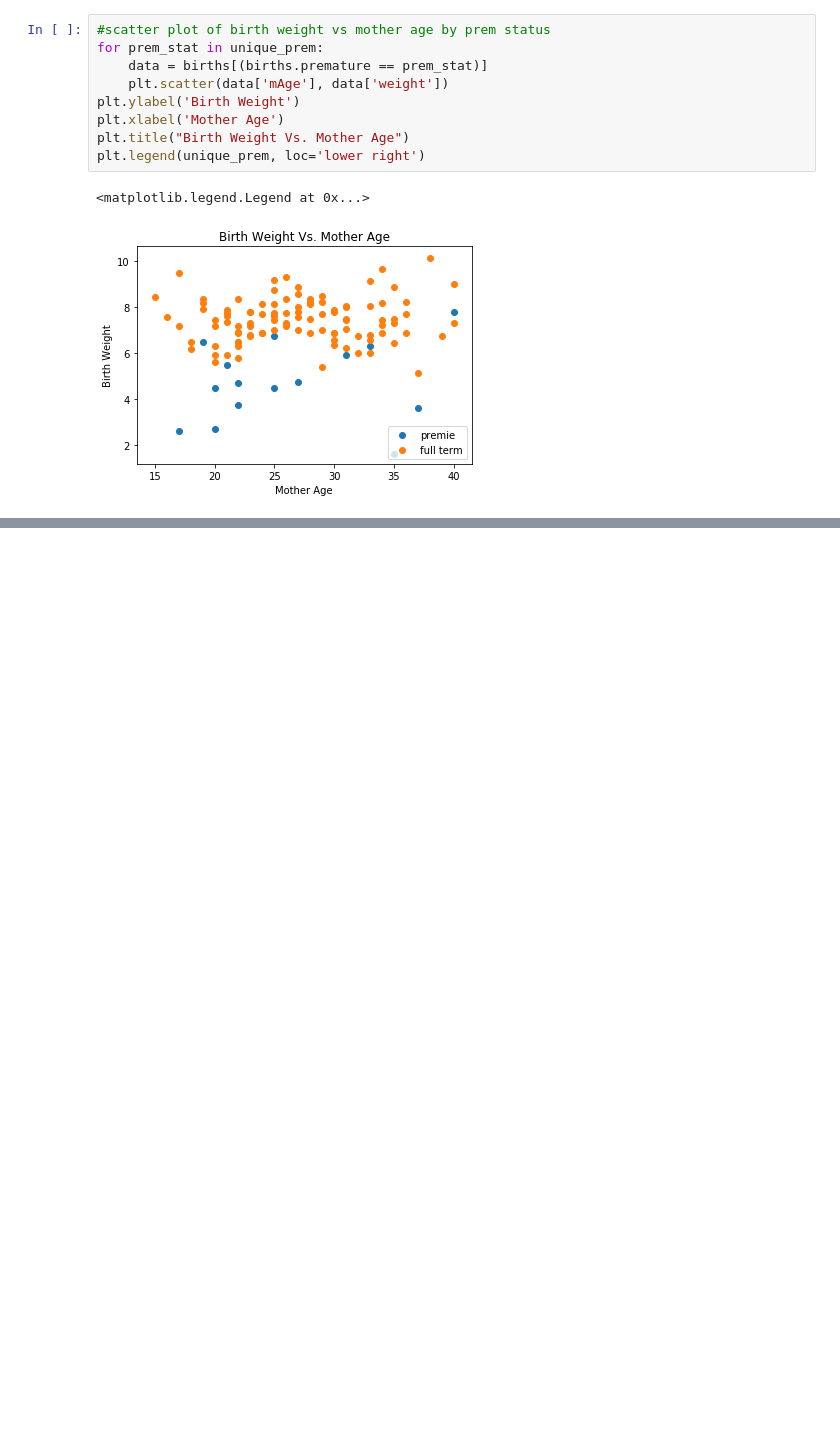
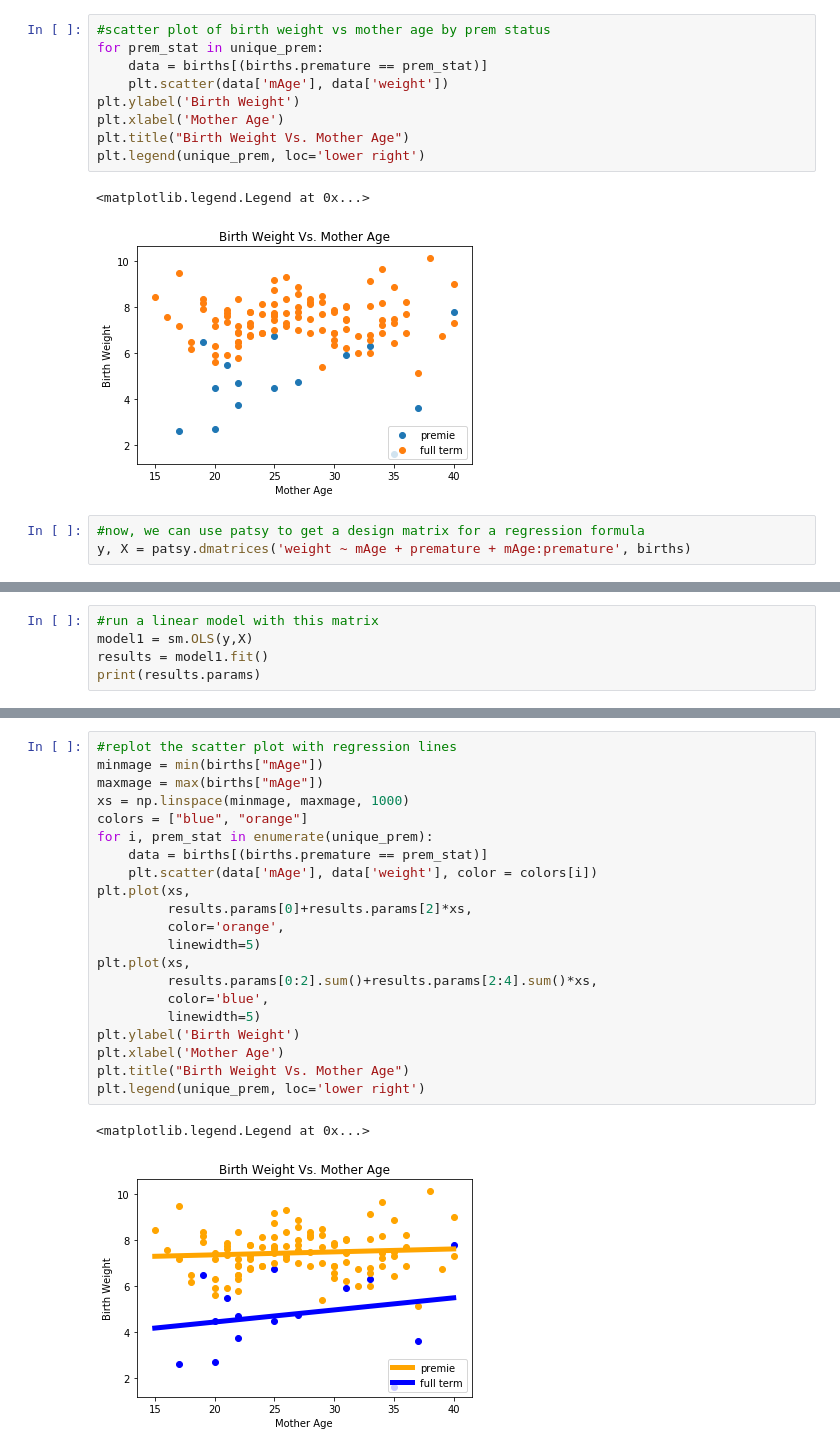
Before and after one commit to priism-center/Stats-Club-Python-Workshop, a Jupyter notebook: Intro to Numpy, Pandas, and Matplotlib.ipynb, the cells around one changed output, grey strips where cells are left out. Cells and saved outputs as stored; diff of their text form; blank space fills up the shorter version.

Commit message:
adding regression notes

```diff
--- a/Intro to Numpy, Pandas, and Matplotlib.ipynb
+++ b/Intro to Numpy, Pandas, and Matplotlib.ipynb
@@ -401,3 +401,6 @@ plt.legend(unique_prem, loc='lower right')
 # %% [output]
 <matplotlib.legend.Legend at 0x...>
 [figure]
+# %%
+#now, we can use patsy to get a design matrix for a regression formula
+y, X = patsy.dmatrices('weight ~ mAge + premature + mAge:premature', births)
@@ -403,0 +421,5 @@ plt.legend(unique_prem, loc='lower right')
+# %%
+#run a linear model with this matrix
+model1 = sm.OLS(y,X)
+results = model1.fit()
+print(results.params)
@@ -403,0 +449,24 @@ plt.legend(unique_prem, loc='lower right')
+# %%
+#replot the scatter plot with regression lines
+minmage = min(births["mAge"])
+maxmage = max(births["mAge"])
+xs = np.linspace(minmage, maxmage, 1000)
+colors = ["blue", "orange"]
+for i, prem_stat in enumerate(unique_prem):
+    data = births[(births.premature == prem_stat)]
+    plt.scatter(data['mAge'], data['weight'], color = colors[i])
+plt.plot(xs,
+         results.params[0]+results.params[2]*xs,
+         color='orange',
+         linewidth=5)
+plt.plot(xs,
+         results.params[0:2].sum()+results.params[2:4].sum()*xs,
+         color='blue',
+         linewidth=5)
+plt.ylabel('Birth Weight')
+plt.xlabel('Mother Age')
+plt.title("Birth Weight Vs. Mother Age")
+plt.legend(unique_prem, loc='lower right')
+# %% [output]
+<matplotlib.legend.Legend at 0x...>
+[figure, added]
```
Also changed, not shown: parts of 3 cells of this notebook.
